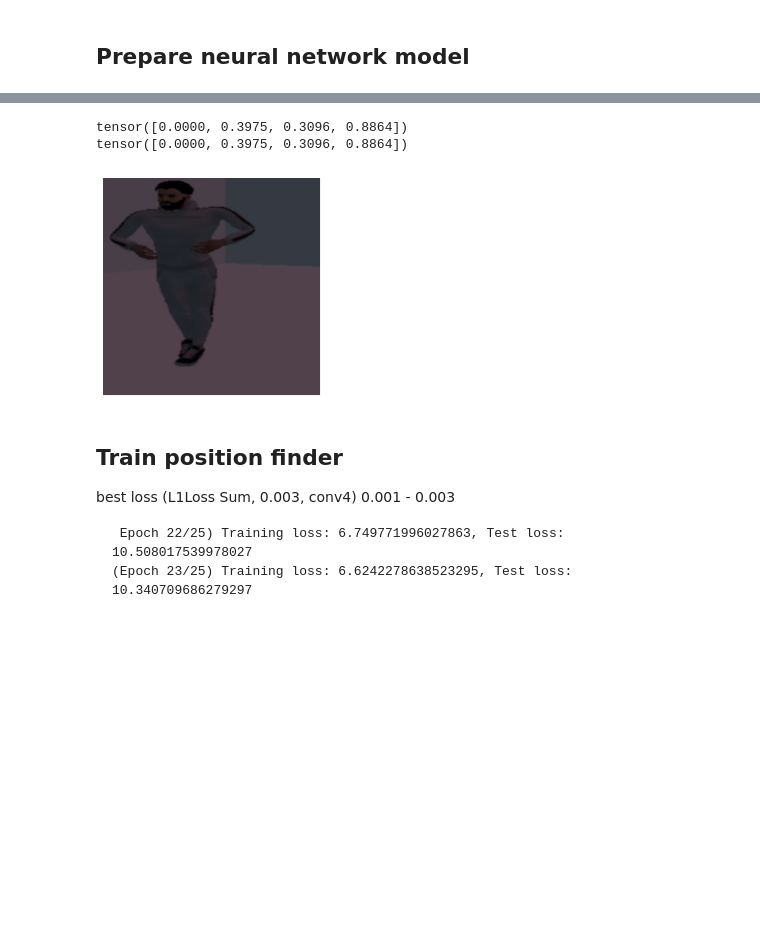
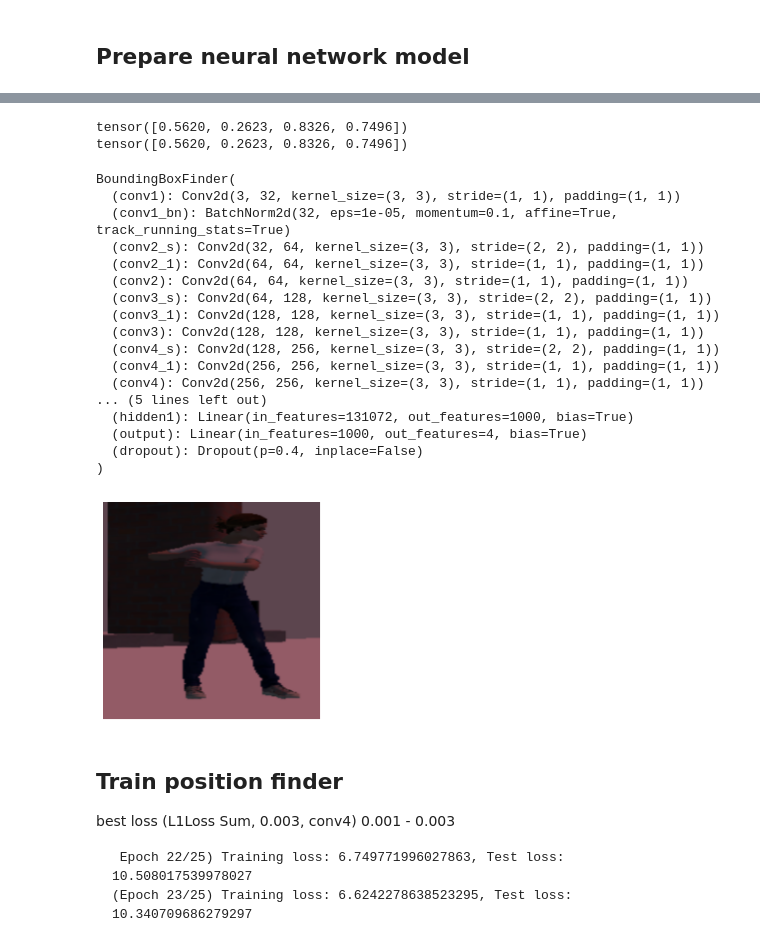
Before and after one commit to spykecb/motion-tracker, a Jupyter notebook: Motion Tracker.ipynb, the cells around one changed output, grey strips where cells are left out. Drawn from its saved outputs; the diff is of its cells as text; code cells hidden in the pictures; blank space fills up the shorter version.

```diff
--- a/Motion Tracker.ipynb
+++ b/Motion Tracker.ipynb
@@ -120,25 +120,43 @@ BoundingBoxFinder(
 # %%
 from model import MotionDataset, my_loss
 train_transforms = transforms.Compose([
 #                                         transforms.RandomRotation(30),
                                        transforms.Resize((img_width,img_width)),
                                        transforms.ToTensor()
                                        ,transforms.Normalize([0.485, 0.456, 0.406],
                                                              [0.229, 0.224, 0.225])
                                       ])
 motions = MotionDataset('train/input_new.csv', 'train', train_transforms, minmax, minmax_z, bmodel=bmodel)
 trainloader = DataLoader(motions, batch_size=8, shuffle=True)
 inp, output = next(iter(trainloader))
 print(inp["bboxes"][0])
 print(output["boundaries"][0])
 helper.imshow(inp["images"][0])
 
 motions_test = MotionDataset('test/input_new.csv', 'test', test_transforms, minmax, minmax_z, bmodel=bmodel)
 testloader = torch.utils.data.DataLoader(motions_test, batch_size=8, shuffle=True)
+bmodel.to('cpu')
 # %% [output]
-tensor([0.0000, 0.3975, 0.3096, 0.8864])
-tensor([0.0000, 0.3975, 0.3096, 0.8864])
+tensor([0.5620, 0.2623, 0.8326, 0.7496])
+tensor([0.5620, 0.2623, 0.8326, 0.7496])
+BoundingBoxFinder(
+  (conv1): Conv2d(3, 32, kernel_size=(3, 3), stride=(1, 1), padding=(1, 1))
+  (conv1_bn): BatchNorm2d(32, eps=1e-05, momentum=0.1, affine=True, track_running_stats=True)
+  (conv2_s): Conv2d(32, 64, kernel_size=(3, 3), stride=(2, 2), padding=(1, 1))
+  (conv2_1): Conv2d(64, 64, kernel_size=(3, 3), stride=(1, 1), padding=(1, 1))
+  (conv2): Conv2d(64, 64, kernel_size=(3, 3), stride=(1, 1), padding=(1, 1))
+  (conv3_s): Conv2d(64, 128, kernel_size=(3, 3), stride=(2, 2), padding=(1, 1))
+  (conv3_1): Conv2d(128, 128, kernel_size=(3, 3), stride=(1, 1), padding=(1, 1))
+  (conv3): Conv2d(128, 128, kernel_size=(3, 3), stride=(1, 1), padding=(1, 1))
+  (conv4_s): Conv2d(128, 256, kernel_size=(3, 3), stride=(2, 2), padding=(1, 1))
+  (conv4_1): Conv2d(256, 256, kernel_size=(3, 3), stride=(1, 1), padding=(1, 1))
+  (conv4): Conv2d(256, 256, kernel_size=(3, 3), stride=(1, 1), padding=(1, 1))
+... (5 lines left out)
+  (hidden1): Linear(in_features=131072, out_features=1000, bias=True)
+  (output): Linear(in_features=1000, out_features=4, bias=True)
+  (dropout): Dropout(p=0.4, inplace=False)
+)
-[figure, old version]
+[figure, new version]
 # %% [markdown]
 ## Train position finder
 
```
Also changed, not shown: parts of 6 cells of this notebook, 2 other files.
